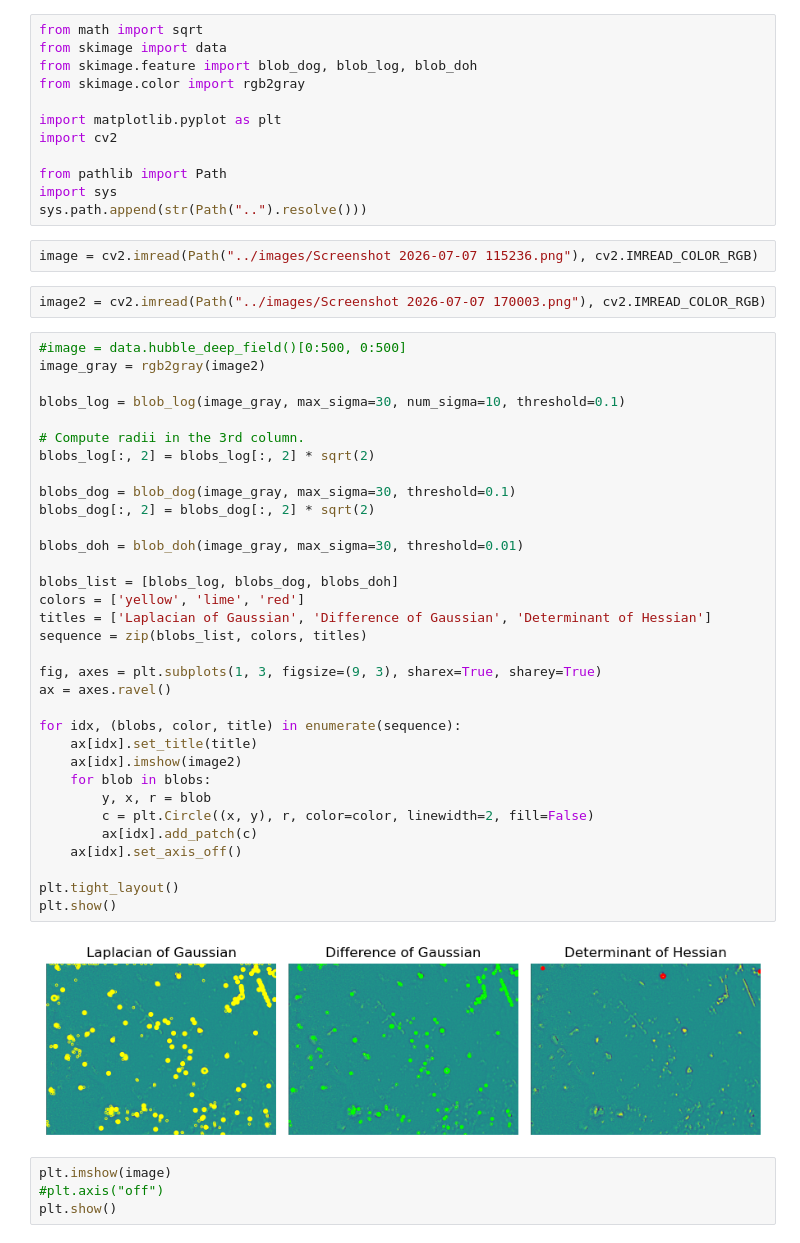
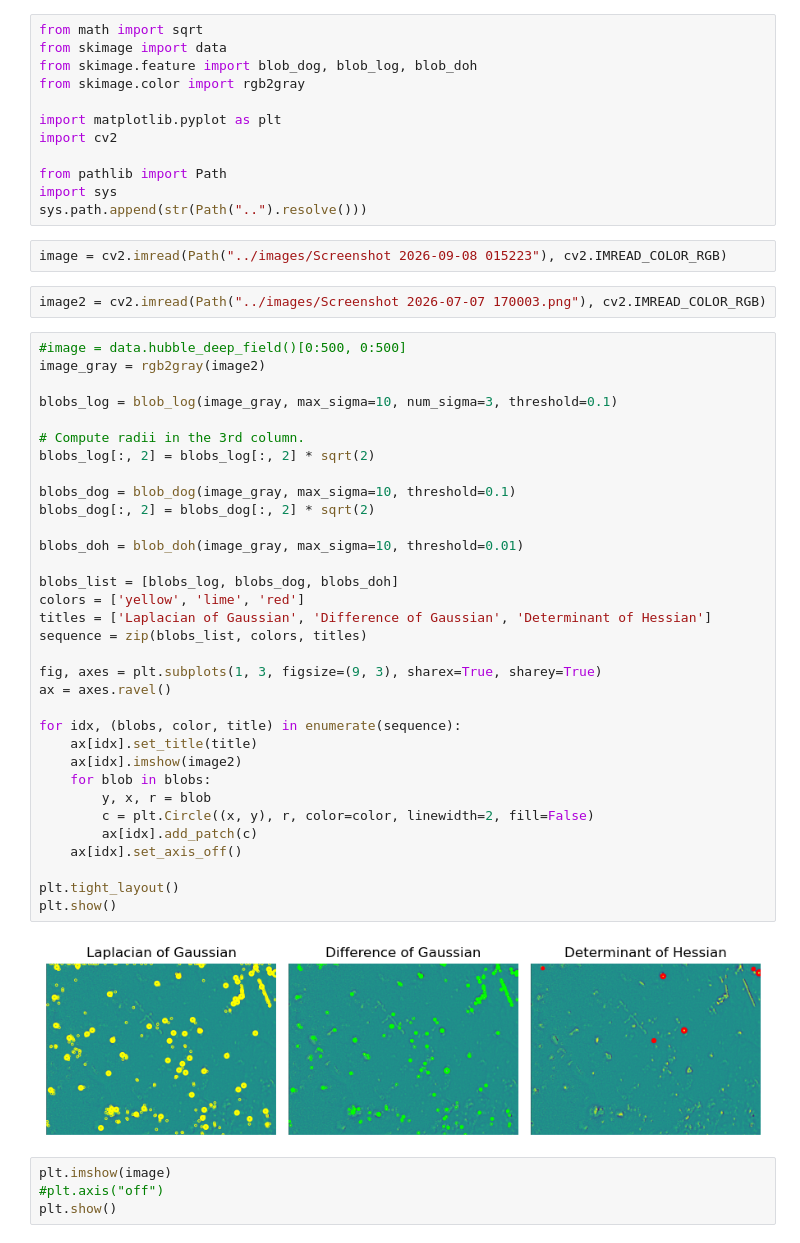
Before and after one commit to KIT-Dark-Matter/PaleoDM_ML_Development, a Jupyter notebook: Katharina_optical_profiler/notebooks/Test feature detection.ipynb, the cells around one changed output. Saved outputs shown, nothing was run; the diff lists cells and outputs as text.

```diff
--- a/Katharina_optical_profiler/notebooks/Test feature detection.ipynb
+++ b/Katharina_optical_profiler/notebooks/Test feature detection.ipynb
@@ -11,44 +11,44 @@ from pathlib import Path
 import sys
 sys.path.append(str(Path("..").resolve()))
 # %%
-image = cv2.imread(Path("../images/Screenshot 2026-07-07 115236.png"), cv2.IMREAD_COLOR_RGB)
+image = cv2.imread(Path("../images/Screenshot 2026-09-08 015223"), cv2.IMREAD_COLOR_RGB)
 # %%
 image2 = cv2.imread(Path("../images/Screenshot 2026-07-07 170003.png"), cv2.IMREAD_COLOR_RGB)
 # %%
 #image = data.hubble_deep_field()[0:500, 0:500]
 image_gray = rgb2gray(image2)
 
-blobs_log = blob_log(image_gray, max_sigma=30, num_sigma=10, threshold=0.1)
+blobs_log = blob_log(image_gray, max_sigma=10, num_sigma=3, threshold=0.1)
 
 # Compute radii in the 3rd column.
 blobs_log[:, 2] = blobs_log[:, 2] * sqrt(2)
 
-blobs_dog = blob_dog(image_gray, max_sigma=30, threshold=0.1)
+blobs_dog = blob_dog(image_gray, max_sigma=10, threshold=0.1)
 blobs_dog[:, 2] = blobs_dog[:, 2] * sqrt(2)
 
-blobs_doh = blob_doh(image_gray, max_sigma=30, threshold=0.01)
+blobs_doh = blob_doh(image_gray, max_sigma=10, threshold=0.01)
 
 blobs_list = [blobs_log, blobs_dog, blobs_doh]
 colors = ['yellow', 'lime', 'red']
 titles = ['Laplacian of Gaussian', 'Difference of Gaussian', 'Determinant of Hessian']
 sequence = zip(blobs_list, colors, titles)
 
 fig, axes = plt.subplots(1, 3, figsize=(9, 3), sharex=True, sharey=True)
 ax = axes.ravel()
 
 for idx, (blobs, color, title) in enumerate(sequence):
     ax[idx].set_title(title)
     ax[idx].imshow(image2)
     for blob in blobs:
         y, x, r = blob
         c = plt.Circle((x, y), r, color=color, linewidth=2, fill=False)
         ax[idx].add_patch(c)
     ax[idx].set_axis_off()
 
 plt.tight_layout()
 plt.show()
 # %% [output]
-[figure, old version]
+[figure, new version]
 # %%
 plt.imshow(image)
 #plt.axis("off")
```
Also changed, not shown: 23 other files.
